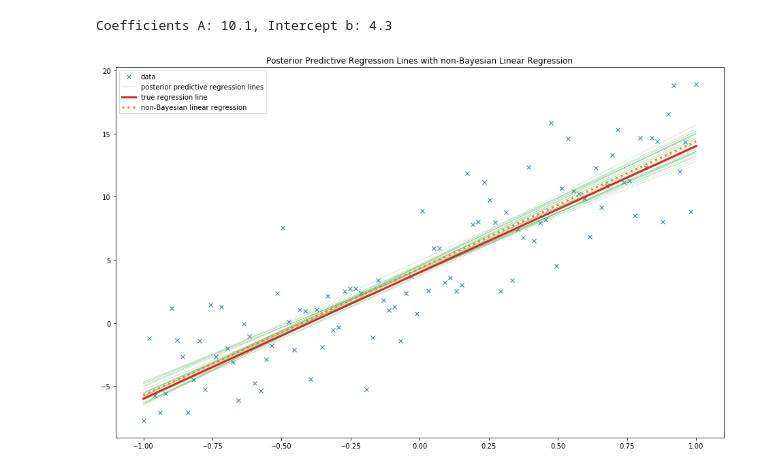
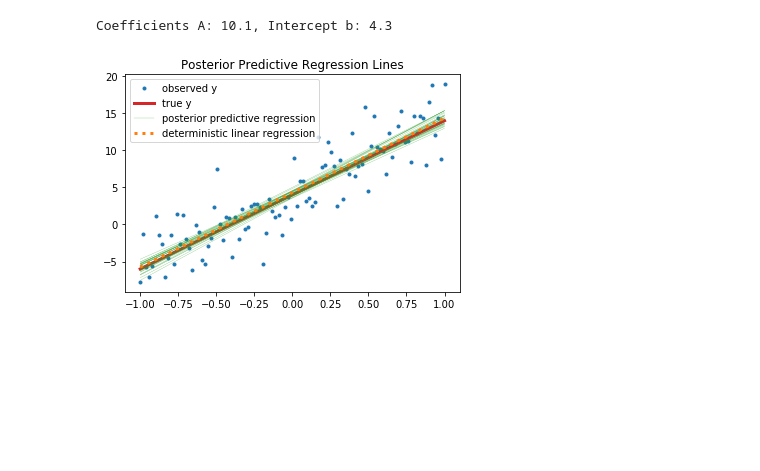
Before and after one commit to h1ros/h1ros.github.io, a Jupyter notebook: output/posts/bayesian-regression-using-pymc3/index.ipynb, the cells around one changed output. Cells and saved outputs as stored; diff of their text form; code cells hidden in the pictures; blank space fills up the shorter version.

```diff
--- a/output/posts/bayesian-regression-using-pymc3/index.ipynb
+++ b/output/posts/bayesian-regression-using-pymc3/index.ipynb
@@ -86,15 +89,15 @@ print(f'Coefficients A: {reg.coef_[0]:.3}, Intercept b: {reg.intercept_:.2}')
 # %% [output]
 Coefficients A: 10.1, Intercept b: 4.3
 # %%
-plt.figure(figsize=(16, 10))
-plt.plot(x, y, 'x', label='data', c='C0')
+# plt.figure(figsize=(16, 10))
+plt.plot(x, y, '.', label='observed y', c='C0')
+plt.plot(x, a * x + b, label='true y', lw=3., c='C3')
 pm.plot_posterior_predictive_glm(trace, samples=30,
                                  eval=x,
                                  lm=lambda x, sample: sample['b_0'] + sample['a_0'] * x,
-                                 label='posterior predictive regression lines', c='C2')
-plt.plot(x, a * x + b, label='true regression line', lw=3., c='C3')
-plt.plot(x, reg.coef_[0] * x + reg.intercept_ , label='non-Bayesian linear regression', ls='dotted',c='C1', lw=3)
+                                 label='posterior predictive regression', c='C2')
+plt.plot(x, reg.coef_[0] * x + reg.intercept_ , label='deterministic linear regression', ls='dotted',c='C1', lw=3)
 plt.legend(loc=0);
-plt.title('Posterior Predictive Regression Lines with non-Bayesian Linear Regression');
+plt.title('Posterior Predictive Regression Lines');
 # %% [output]
-[figure, old version]
+[figure, new version]
```
Also changed, not shown: parts of 1 cell of this notebook, 55 other files.
